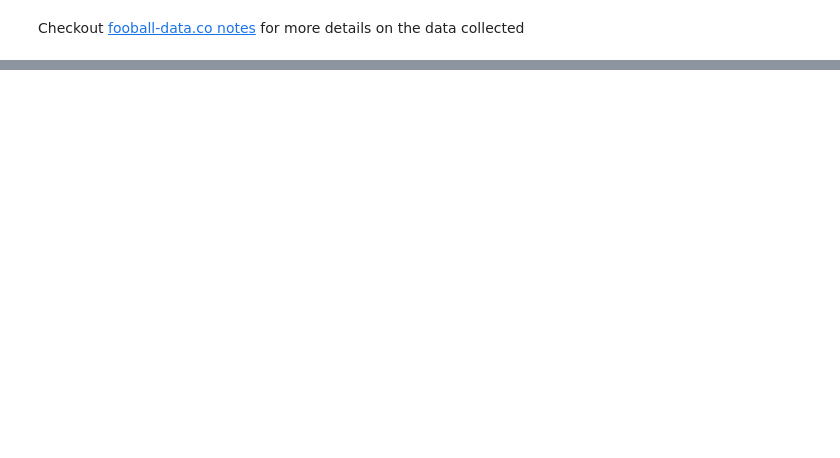
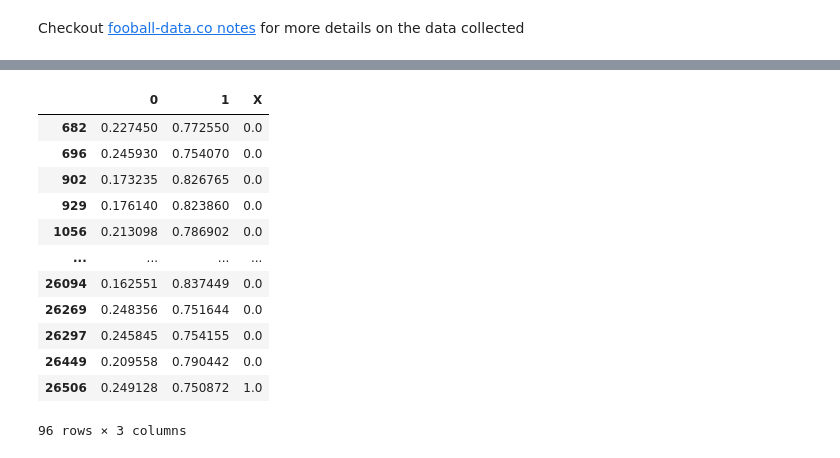
Before and after one commit to The-Professor99/ML_Practice, a Jupyter notebook: 002_Classification_Odd_Even_Football_Results.ipynb, the cells around one changed output, grey strips where cells are left out. Drawn from its saved outputs; the diff is of its cells as text; code cells hidden in the pictures; blank space fills up the shorter version.

```diff
--- a/002_Classification_Odd_Even_Football_Results.ipynb
+++ b/002_Classification_Odd_Even_Football_Results.ipynb
@@ -78,0 +300,4 @@ dataset
+# %%
+X_val_main = main_preparation(X_val)
+# %%
+X_val_prepared = column_transformer.transform(X_val_main)
@@ -78,0 +316,2 @@ dataset
+# %%
+y_val_proba = rf_clf.predict_proba(X_val_prepared)
@@ -78,0 +327,18 @@ dataset
+# %%
+x = pd.DataFrame(np.c_[y_val_proba, y_val["Draw"]], columns=["0", "1", "X"])
+# %%
+x[x["1"] > 0.75]
+# %% [output]
+|  | 0 | 1 | X |
+| 682 | 0.227450 | 0.772550 | 0.0 |
+| 696 | 0.245930 | 0.754070 | 0.0 |
+| 902 | 0.173235 | 0.826765 | 0.0 |
+| 929 | 0.176140 | 0.823860 | 0.0 |
+| 1056 | 0.213098 | 0.786902 | 0.0 |
+| ... | ... | ... | ... |
+| 26094 | 0.162551 | 0.837449 | 0.0 |
+| 26269 | 0.248356 | 0.751644 | 0.0 |
+| 26297 | 0.245845 | 0.754155 | 0.0 |
+| 26449 | 0.209558 | 0.790442 | 0.0 |
+| 26506 | 0.249128 | 0.750872 | 1.0 |
+96 rows × 3 columns
```
Also changed, not shown: parts of 50 cells of this notebook.
